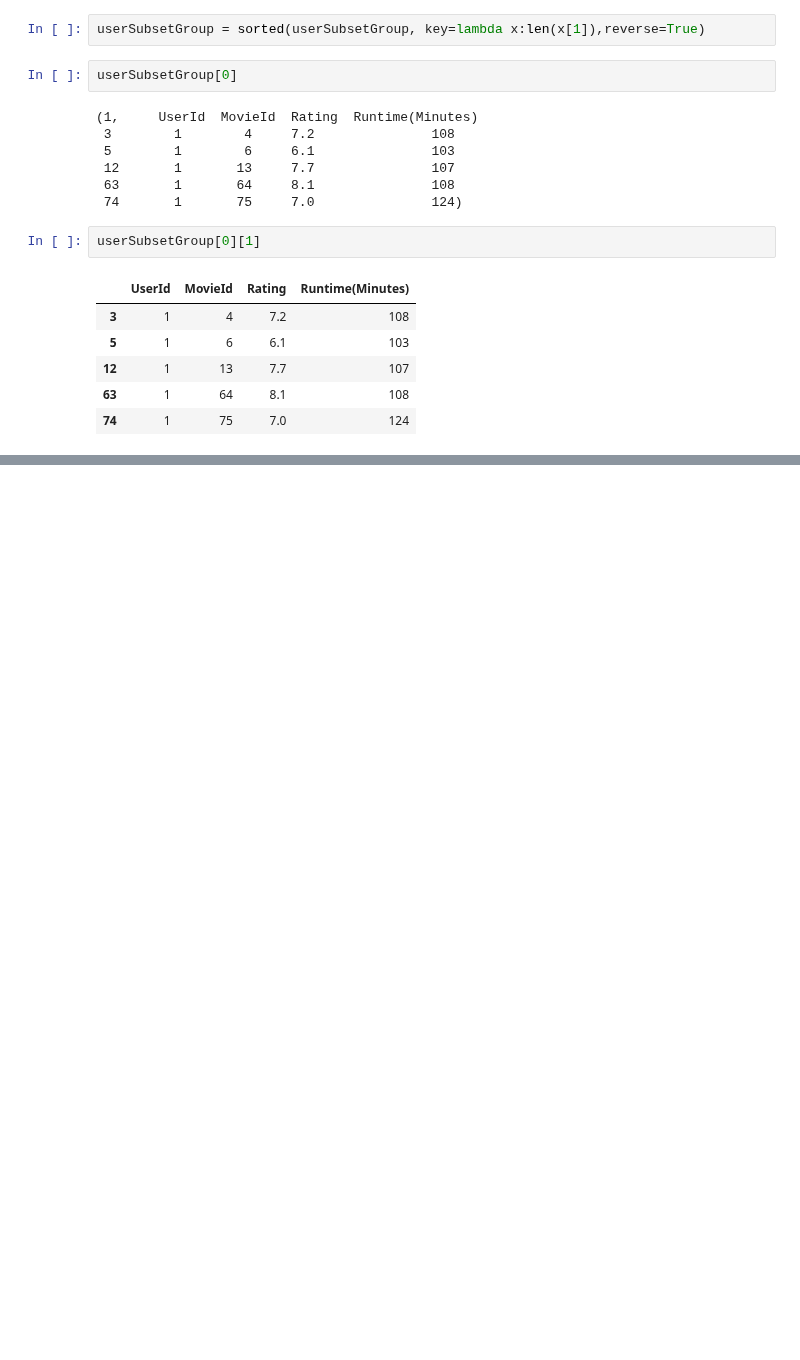
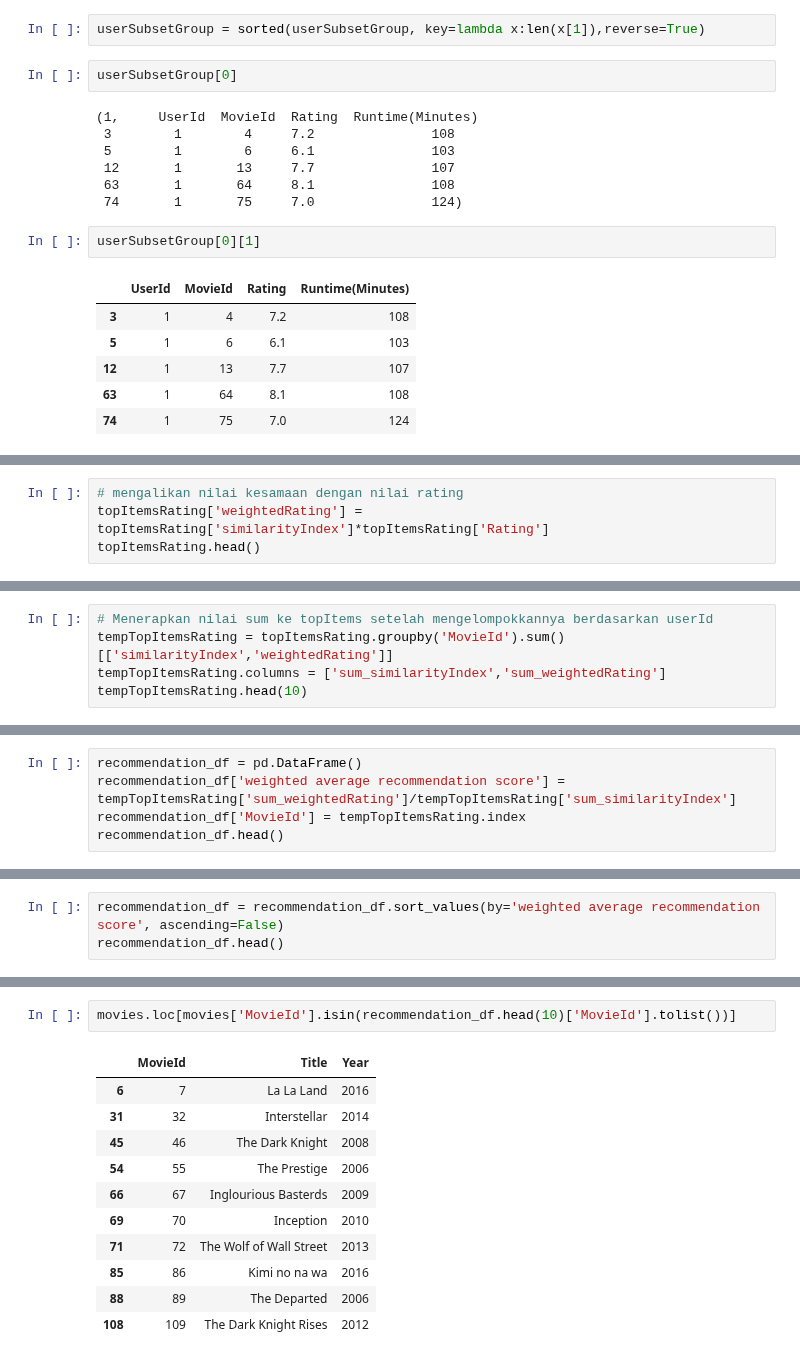
Before and after one commit to Ihbar1/ihbar.github.io, a Jupyter notebook: praktikum_sistem_rekomendasi.ipynb, the cells around one changed output, grey strips where cells are left out. Cells and saved outputs as stored; diff of their text form; blank space fills up the shorter version.

```diff
--- a/praktikum_sistem_rekomendasi.ipynb
+++ b/praktikum_sistem_rekomendasi.ipynb
@@ -229,0 +292,4 @@ userSubsetGroup[0][1]
+# %%
+# mengalikan nilai kesamaan dengan nilai rating
+topItemsRating['weightedRating'] = topItemsRating['similarityIndex']*topItemsRating['Rating']
+topItemsRating.head()
@@ -229,0 +303,5 @@ userSubsetGroup[0][1]
+# %%
+# Menerapkan nilai sum ke topItems setelah mengelompokkannya berdasarkan userId
+tempTopItemsRating = topItemsRating.groupby('MovieId').sum()[['similarityIndex','weightedRating']]
+tempTopItemsRating.columns = ['sum_similarityIndex','sum_weightedRating']
+tempTopItemsRating.head(10)
@@ -229,0 +321,5 @@ userSubsetGroup[0][1]
+# %%
+recommendation_df = pd.DataFrame()
+recommendation_df['weighted average recommendation score'] = tempTopItemsRating['sum_weightedRating']/tempTopItemsRating['sum_similarityIndex']
+recommendation_df['MovieId'] = tempTopItemsRating.index
+recommendation_df.head()
@@ -229,0 +334,3 @@ userSubsetGroup[0][1]
+# %%
+recommendation_df = recommendation_df.sort_values(by='weighted average recommendation score', ascending=False)
+recommendation_df.head()
@@ -229,0 +345,14 @@ userSubsetGroup[0][1]
+# %%
+movies.loc[movies['MovieId'].isin(recommendation_df.head(10)['MovieId'].tolist())]
+# %% [output]
+|  | MovieId | Title | Year |
+| 6 | 7 | La La Land | 2016 |
+| 31 | 32 | Interstellar | 2014 |
+| 45 | 46 | The Dark Knight | 2008 |
+| 54 | 55 | The Prestige | 2006 |
+| 66 | 67 | Inglourious Basterds | 2009 |
+| 69 | 70 | Inception | 2010 |
+| 71 | 72 | The Wolf of Wall Street | 2013 |
+| 85 | 86 | Kimi no na wa | 2016 |
+| 88 | 89 | The Departed | 2006 |
+| 108 | 109 | The Dark Knight Rises | 2012 |
```
Also changed, not shown: parts of 13 cells of this notebook.
